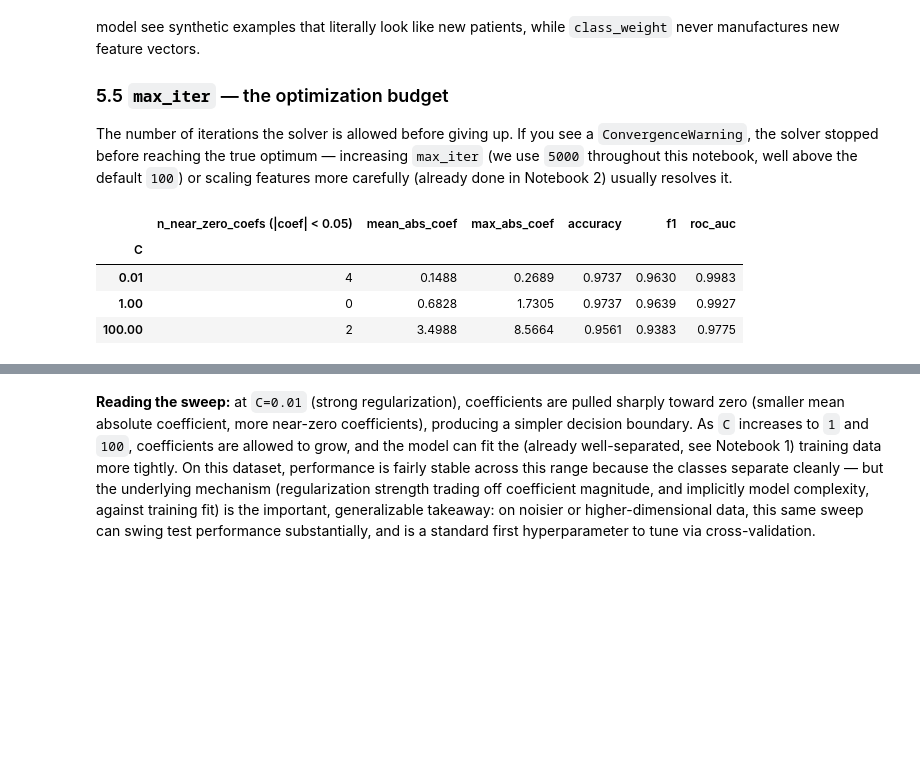
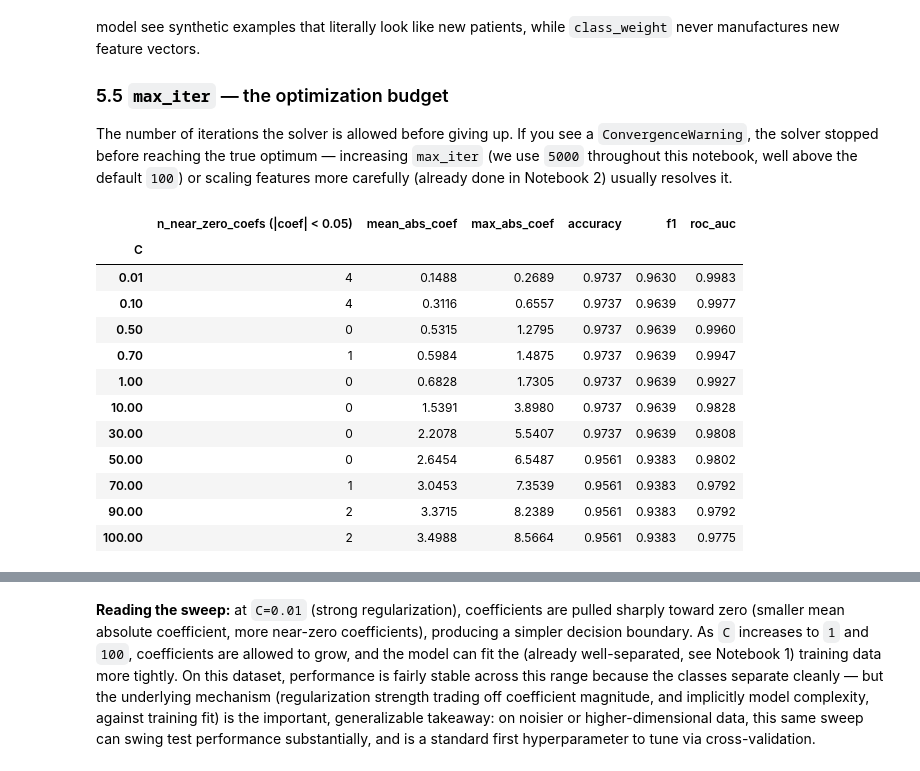
Before and after one commit to m-ayush-2004/ML-Workshop-Prodinno, a Jupyter notebook: 02_logistic_regression/03_train_test_eval.ipynb, the cells around one changed output, grey strips where cells are left out. Cells and saved outputs as stored; diff of their text form; code cells hidden in the pictures; blank space fills up the shorter version.

```diff
--- a/02_logistic_regression/03_train_test_eval.ipynb
+++ b/02_logistic_regression/03_train_test_eval.ipynb
@@ -390,35 +543,43 @@ features more carefully (already done in Notebook 2) usually resolves it.
 # %%
 from sklearn.exceptions import ConvergenceWarning
 import warnings
 
-C_values = [0.01, 1, 100]
+C_values = [0.01, 0.1 , 0.5, 0.7,1,10,30,50,70,90, 100]
 rows = []
 
 for C in C_values:
     m = LogisticRegression(C=C, max_iter=5000, random_state=RANDOM_STATE)
     with warnings.catch_warnings():
         warnings.simplefilter("ignore", ConvergenceWarning)
         m.fit(X_train_smote, y_train_smote)
     p = m.predict(X_test)
     proba = m.predict_proba(X_test)[:, 1]
     coefs = m.coef_.ravel()
     rows.append({
         "C": C,
         "n_near_zero_coefs (|coef| < 0.05)": int((np.abs(coefs) < 0.05).sum()),
         "mean_abs_coef": np.abs(coefs).mean(),
         "max_abs_coef": np.abs(coefs).max(),
         "accuracy": (p == y_test).mean(),
         "f1": f1_score(y_test, p),
         "roc_auc": roc_auc_score(y_test, proba),
     })
 
 c_sweep_df = pd.DataFrame(rows).set_index("C").round(4)
 c_sweep_df
 # %% [output]
 |  | n_near_zero_coefs (|coef| < 0.05) | mean_abs_coef | max_abs_coef | accuracy | f1 | roc_auc |
 | C |  |  |  |  |  |  |
 | 0.01 | 4 | 0.1488 | 0.2689 | 0.9737 | 0.9630 | 0.9983 |
+| 0.10 | 4 | 0.3116 | 0.6557 | 0.9737 | 0.9639 | 0.9977 |
+| 0.50 | 0 | 0.5315 | 1.2795 | 0.9737 | 0.9639 | 0.9960 |
+| 0.70 | 1 | 0.5984 | 1.4875 | 0.9737 | 0.9639 | 0.9947 |
 | 1.00 | 0 | 0.6828 | 1.7305 | 0.9737 | 0.9639 | 0.9927 |
+| 10.00 | 0 | 1.5391 | 3.8980 | 0.9737 | 0.9639 | 0.9828 |
+| 30.00 | 0 | 2.2078 | 5.5407 | 0.9737 | 0.9639 | 0.9808 |
+| 50.00 | 0 | 2.6454 | 6.5487 | 0.9561 | 0.9383 | 0.9802 |
+| 70.00 | 1 | 3.0453 | 7.3539 | 0.9561 | 0.9383 | 0.9792 |
+| 90.00 | 2 | 3.3715 | 8.2389 | 0.9561 | 0.9383 | 0.9792 |
 | 100.00 | 2 | 3.4988 | 8.5664 | 0.9561 | 0.9383 | 0.9775 |
 # %%
 fig, axes = plt.subplots(1, 2, figsize=(11, 4.5))
```
Also changed, not shown: parts of 6 cells of this notebook, 11 other files.
